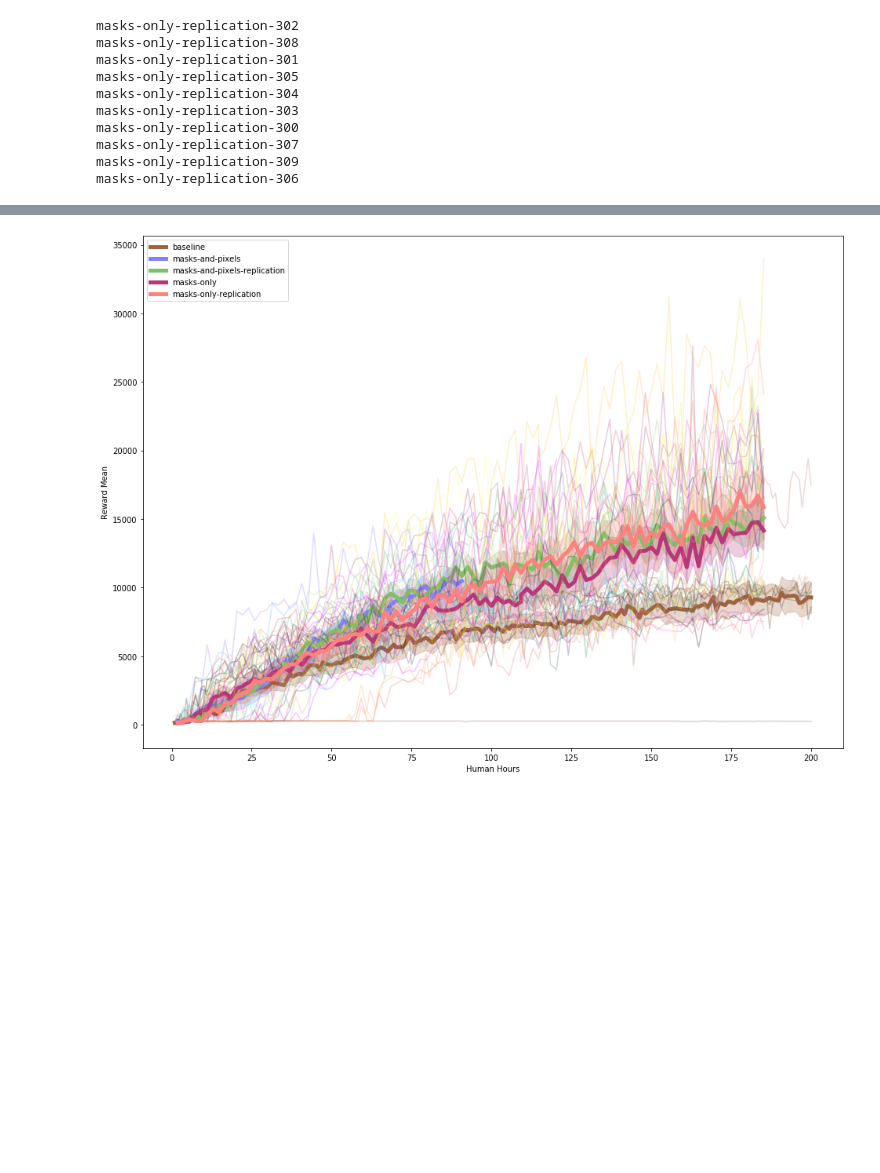
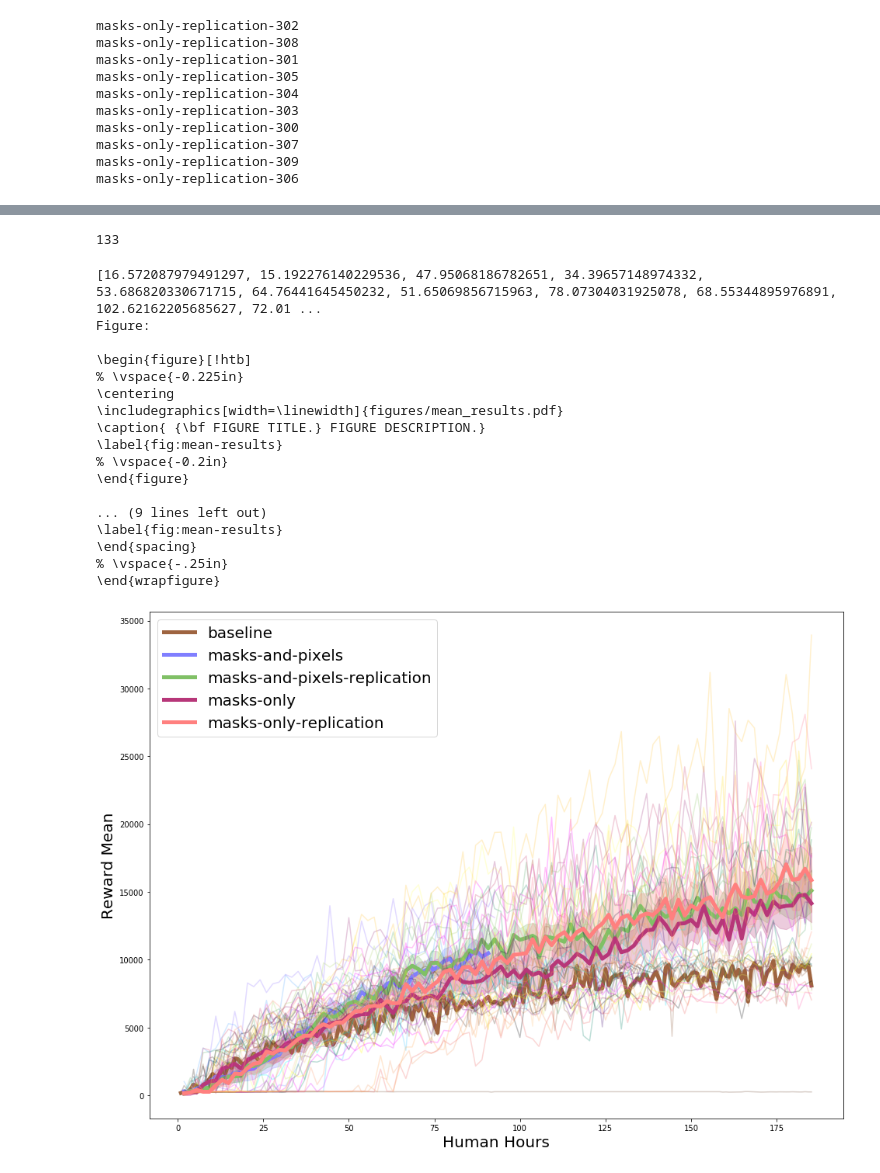
Before and after one commit to guydav/Rainbow, a Jupyter notebook: notebooks/initial_plots.ipynb, the cells around one changed output, grey strips where cells are left out. Cells and saved outputs as stored; diff of their text form; code cells hidden in the pictures; blank space fills up the shorter version.

```diff
--- a/notebooks/initial_plots.ipynb
+++ b/notebooks/initial_plots.ipynb
@@ -35,21 +30,0 @@ initial_runs = [run for run in api.runs('augmented-frostbite/initial-experiments
-# %%
-q_value_means = []
-q_value_stds = []
-
-reward_means = []
-reward_stds = []
-
-for run in initial_runs:
-    history = run.history(pandas=True)
-    print(run.name)
-    q_value_means.append(np.array(history['Q_value_mean'], dtype=np.float))
-    q_value_stds.append(np.array(history['Q_value_std'], dtype=np.float))
-
-    reward_means.append(np.array(history['reward_mean'], dtype=np.float))
-    reward_stds.append(np.array(history['reward_std'], dtype=np.float))
-
-for result_list in (q_value_means, q_value_stds, reward_means, reward_stds):
-    max_len = max([arr.shape[0] for arr in result_list])
-
-    for i, arr in enumerate(result_list):
-        result_list[i] = np.pad(arr, (0, max_len - arr.shape[0]), 'constant', constant_values=np.nan)
@@ -212,3 +189,19 @@ masks-only-replication-306
+# %%
+min_max_index = float('Inf')
+
+for i, seed in enumerate(sorted(baseline_data.keys())):
+    human_hours = baseline_data[seed]['human_hours']
+    max_index = human_hours.shape[0]
+    hours_above_max = human_hours > MAX_HUMAN_HOURS
+    if np.any(hours_above_max):
+        max_index = np.argmax(hours_above_max)
+
+    if max_index < min_max_index:
+        min_max_index = max_index
+
+min_max_index
+# %% [output]
+133
 # %%
 result_sets = ((baseline_data,  'copper', 'baseline'),
                (masks_and_pixels_data, 'cool', 'masks-and-pixels'),
@@ -258,5 +296,22 @@ def combined_plot(datum, drop_extrema=False, max_hours=MAX_HUMAN_HOURS):
     plt.show()
 # %%
-combined_plot(result_sets, max_hours=175)
+combined_plot(result_sets, max_hours=186, save_name='mean_results.pdf')
 # %% [output]
+[16.572087979491297, 15.192276140229536, 47.95068186782651, 34.39657148974332, 53.686820330671715, 64.76441645450232, 51.65069856715963, 78.07304031925078, 68.55344895976891, 102.62162205685627, 72.01 ...
+Figure:
+
+\begin{figure}[!htb]
+% \vspace{-0.225in}
+\centering
+\includegraphics[width=\linewidth]{figures/mean_results.pdf}
+\caption{ {\bf FIGURE TITLE.} FIGURE DESCRIPTION.}
+\label{fig:mean-results}
+% \vspace{-0.2in}
+\end{figure}
+
+... (9 lines left out)
+\label{fig:mean-results}
+\end{spacing}
+% \vspace{-.25in}
+\end{wrapfigure}
-[figure, old version]
+[figure, new version]
```
Also changed, not shown: parts of 12 cells of this notebook, 2 other files.
